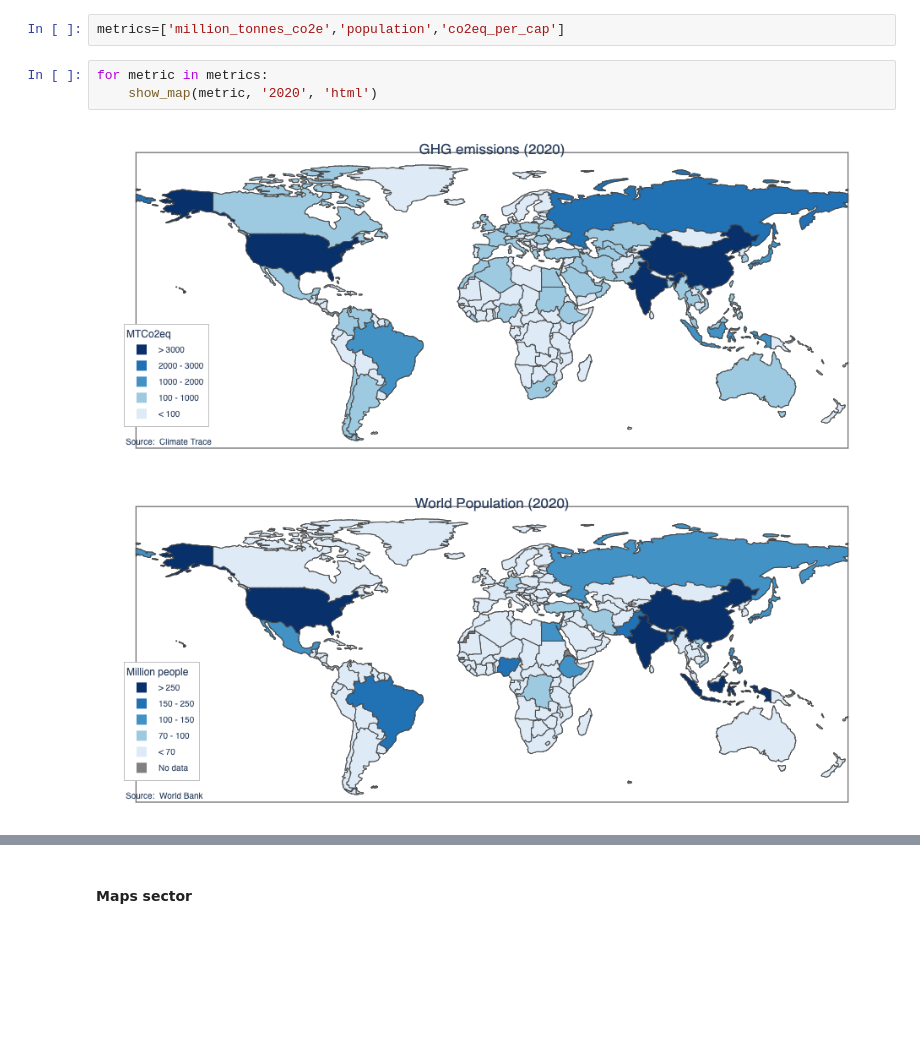
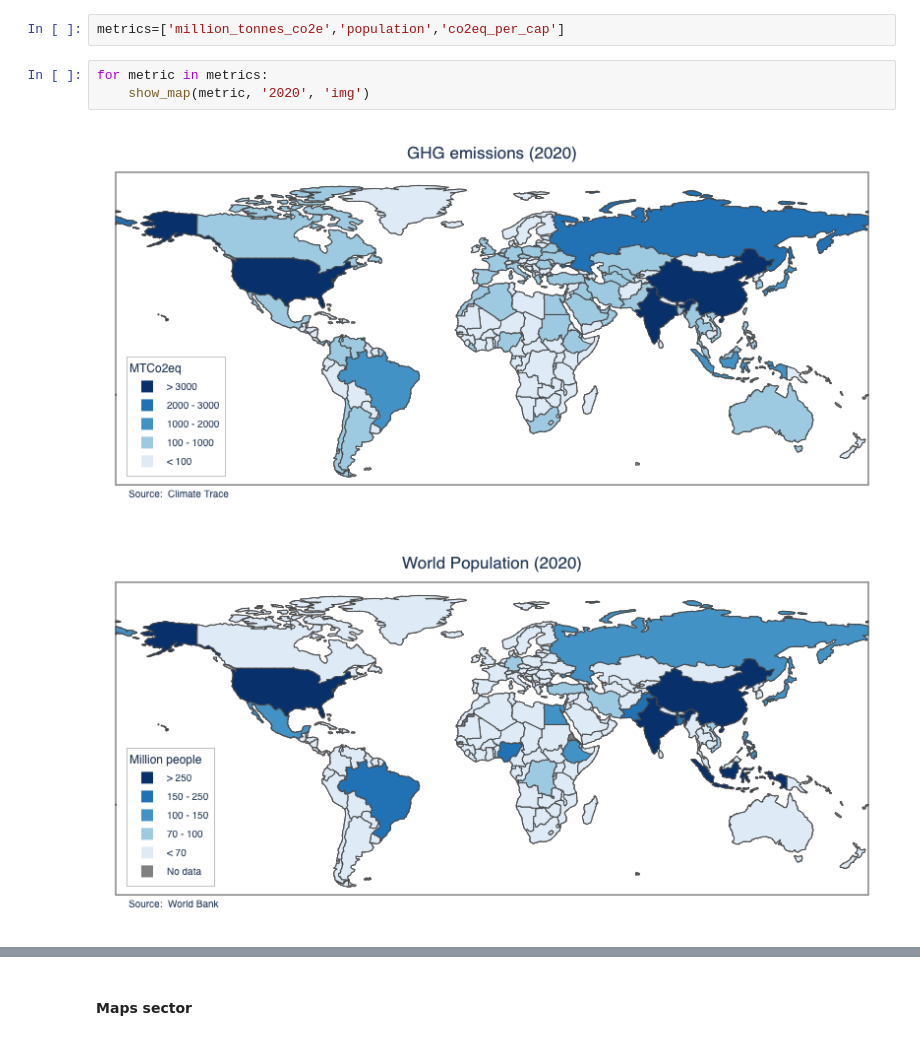
Before and after one commit to jcanalesluna/climate_trace, a Jupyter notebook: climate_trace_analysis.ipynb, the cells around one changed output, grey strips where cells are left out. Cells and saved outputs as stored; diff of their text form; blank space fills up the shorter version.

```diff
--- a/climate_trace_analysis.ipynb
+++ b/climate_trace_analysis.ipynb
@@ -235,7 +235,7 @@ def show_map(metric, year, map_format='img'):
 metrics=['million_tonnes_co2e','population','co2eq_per_cap']
 # %%
 for metric in metrics:
-    show_map(metric, '2020', 'html')
+    show_map(metric, '2020', 'img')
 # %% [output]
-[figure, old version]
+[figure, new version]
-[figure, old version]
+[figure, new version]
```
Also changed, not shown: parts of 3 cells of this notebook, 3 other files.
